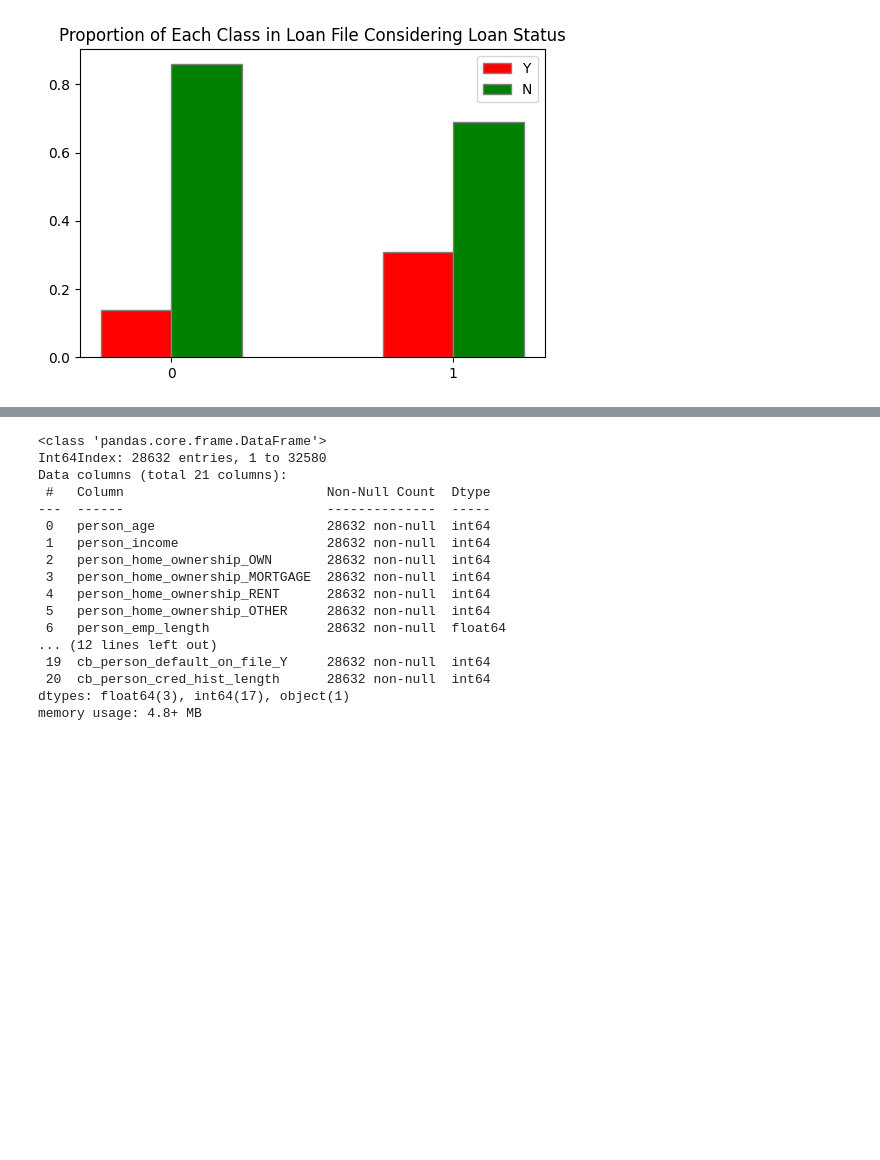
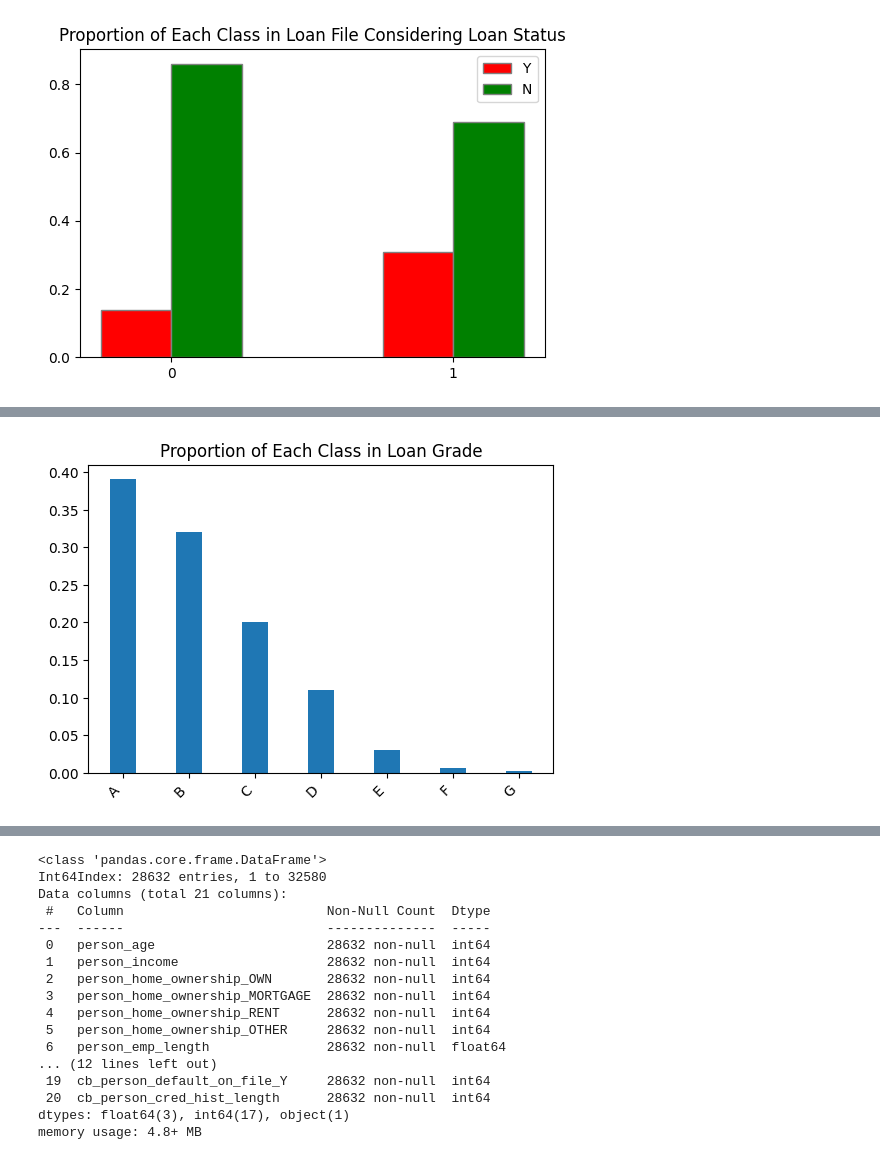
Before and after one commit to felipebita/credit_risk, a Jupyter notebook: notebook/credit_risk_modeling.ipynb, the cells around one changed output, grey strips where cells are left out. Cells and saved outputs as stored; diff of their text form; code cells hidden in the pictures; blank space fills up the shorter version.

```diff
--- a/notebook/credit_risk_modeling.ipynb
+++ b/notebook/credit_risk_modeling.ipynb
@@ -606,0 +632,15 @@ plt.show()
+# %%
+fig = plt.figure(figsize = (6, 4))
+
+loan_intent = ['A', 'B', 'C', "D", "E", "F", "G"]
+value = [0.39, 0.32, 0.20, 0.11, 0.03, 0.007,0.002]
+
+# creating the bar plot
+plt.bar(loan_intent, value,
+        width = 0.4)
+
+plt.title("Proportion of Each Class in Loan Grade")
+plt.xticks(rotation=45, ha='right')
+plt.show()
+# %% [output]
+[figure, added]
```
Also changed, not shown: parts of 5 cells of this notebook.
